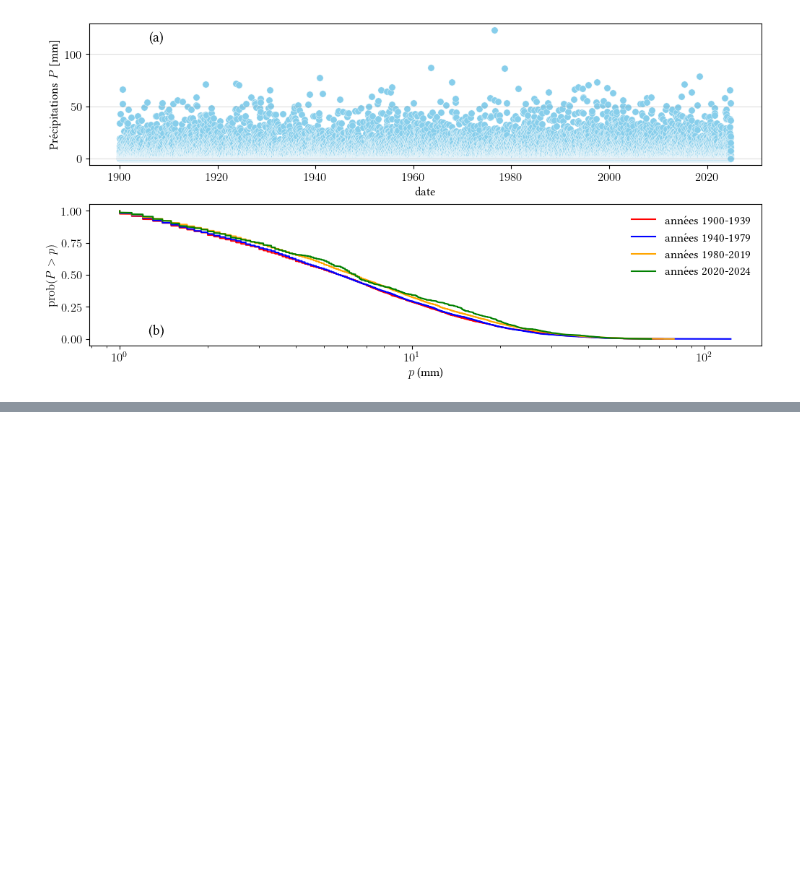
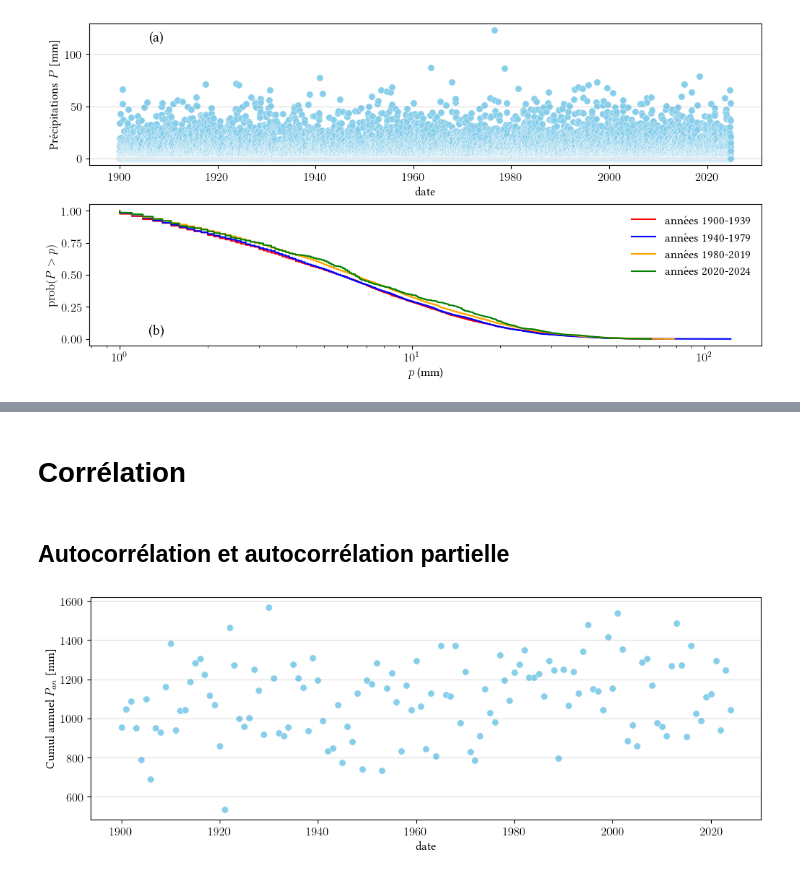
Before and after one commit to cancey/hydrologie, a Jupyter notebook: Analyse_série/analyse.ipynb, the cells around one changed output, grey strips where cells are left out. Saved outputs shown, nothing was run; the diff lists cells and outputs as text; code cells hidden in the pictures; blank space fills up the shorter version.

```diff
--- a/Analyse_série/analyse.ipynb
+++ b/Analyse_série/analyse.ipynb
@@ -488,0 +505,2 @@ fig.savefig('test_répartition.png',dpi=300,bbox_inches='tight')
+# %% [markdown]
+# Corrélation
@@ -488,0 +510,14 @@ fig.savefig('test_répartition.png',dpi=300,bbox_inches='tight')
+# %% [markdown]
+## Autocorrélation et autocorrélation partielle
+# %%
+# calcul du cumul annuel
+cumul_annuel = data.groupby(by=data.date.dt.year)['precip'].sum()
+
+ # distribution temporelle des cumuls annuels de précipitations
+fig, ax = plt.subplots(figsize=(12,4))
+ax.scatter(cumul_annuel.index, cumul_annuel.values,  marker = "o",edgecolors='white',linewidths=0.3, s=45, color='skyblue', alpha = 1)
+ax.set_ylabel(r'Cumul annuel $P_{an}$  [mm] ')
+ax.set_xlabel(r'date')
+plt.grid(axis="y", color = 'gray', alpha = 0.25)
+# %% [output]
+[figure, added]
```
Also changed, not shown: parts of 21 cells of this notebook, 2 other files.
